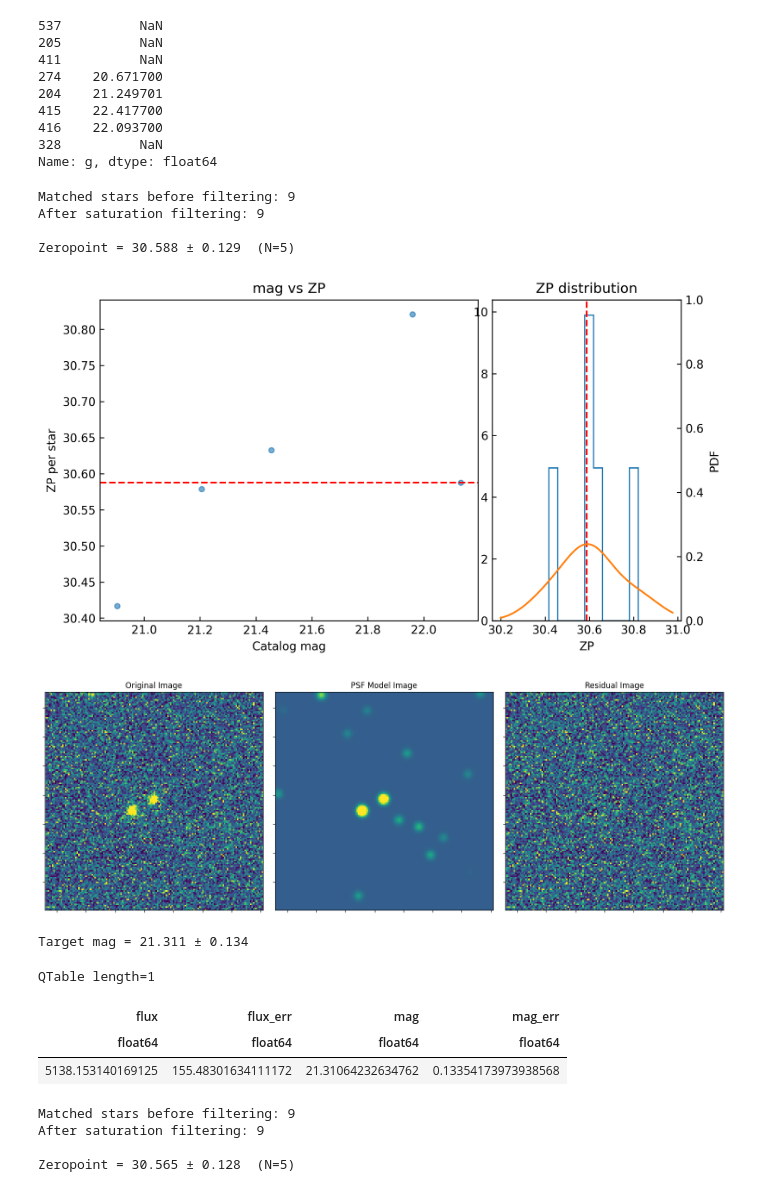
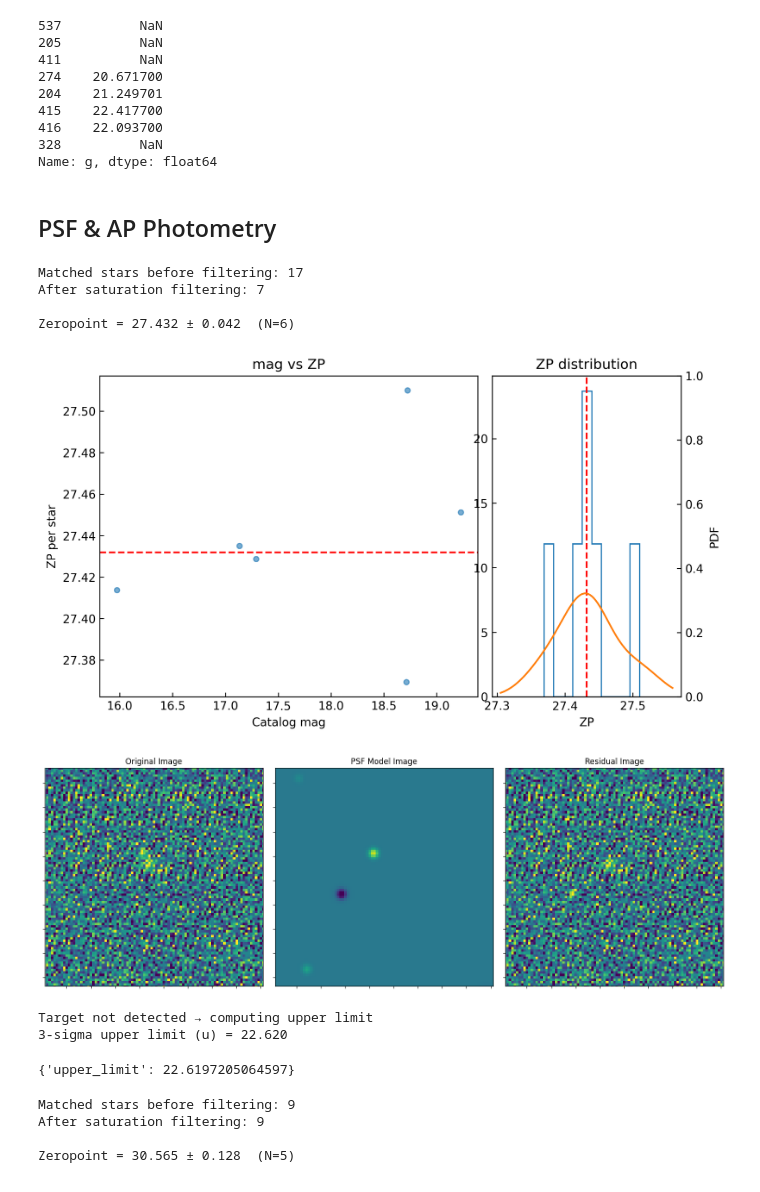
Before and after one commit to LAujust/Follow_up, a Jupyter notebook: code/Unified_Photometry.ipynb, the cells around one changed output. Drawn from its saved outputs; the diff is of its cells as text; code cells hidden in the pictures.

Commit message:
Auto update data at 2026-05-14 14:50:21.146

```diff
--- a/code/Unified_Photometry.ipynb
+++ b/code/Unified_Photometry.ipynb
@@ -18,13 +18,13 @@ from photutils.psf import IterativePSFPhotometry
 from photutils.detection import DAOStarFinder, IRAFStarFinder
 # ra, dec = 113.7617,	6.3244
 ra, dec = 149.9025,	-3.3073
-ra, dec = 149.9020406, -3.3072971 #VLT offset wcs
+# ra, dec = 149.9020406, -3.3072971 #VLT offset wcs
 # ra, dec = 149.9015318, -3.3201282
-band = 'r'
+band = 'u'
 # %%
-fits_dir = '/home/liangrd/optical_data/EP260131a/VLT/stack_z_frg.fits'
+fits_dir = '/home/liangrd/optical_data/EP260131a/NTT/EP260131a_u_wcs_ultracam_20260215_bkg_sub.fits'
 fpath = '/home/liangrd/optical_data/EP260131a'
-cat_dir = '/home/liangrd/optical_data/EP260131a/ps.csv'
+cat_dir = '/home/liangrd/optical_data/EP260131a/skymapper.csv'
 # %%
 phot = Photometry()
 phot.read_image(fits_dir,masklow=None)
@@ -87,24 +89,24 @@ phot.matched['g']
 416    22.093700
 328          NaN
 Name: g, dtype: float64
+# %% [markdown]
+## PSF & AP Photometry
 # %%
 'PSF Photometry after ZP calibration'
 
-res = phot.psf_photometry(ra=ra,dec=dec,fwhm=5.,sigma=5.,sigma_clip_val=2.0,cat_dir=cat_dir,mag_col=band,fit_shape=(11,11),match_radius=1.9,forced=False,)
+res = phot.psf_photometry(ra=ra,dec=dec,fwhm=3.,sigma=5.,sigma_clip_val=2.0,cat_dir=cat_dir,mag_col=band,fit_shape=(11,11),match_radius=1.2,forced=False,)
 
 res
 # %% [output]
-Matched stars before filtering: 9
-After saturation filtering: 9
+Matched stars before filtering: 17
+After saturation filtering: 7
 
-Zeropoint = 30.588 ± 0.129  (N=5)
+Zeropoint = 27.432 ± 0.042  (N=6)
-[figure, old version]
+[figure, new version]
-[figure, old version]
+[figure, new version]
-Target mag = 21.311 ± 0.134
+Target not detected → computing upper limit
+3-sigma upper limit (u) = 22.620
-QTable length=1
+{'upper_limit': 22.6197205064597}
-| flux | flux_err | mag | mag_err |
-| float64 | float64 | float64 | float64 |
-| 5138.153140169125 | 155.48301634111172 | 21.31064232634762 | 0.13354173973938568 |
 # %%
 phot.aperture_photometry(ra=ra,dec=dec,r_ap=2.0,r_in=10,r_out=15,cat_dir=cat_dir,sigma=3,fwhm=5.0,mag_col=band,fit_shape=(9,9),match_radius=2.0)
 # %% [output]
```
Also changed, not shown: parts of 1 cell of this notebook, 31 other files.
